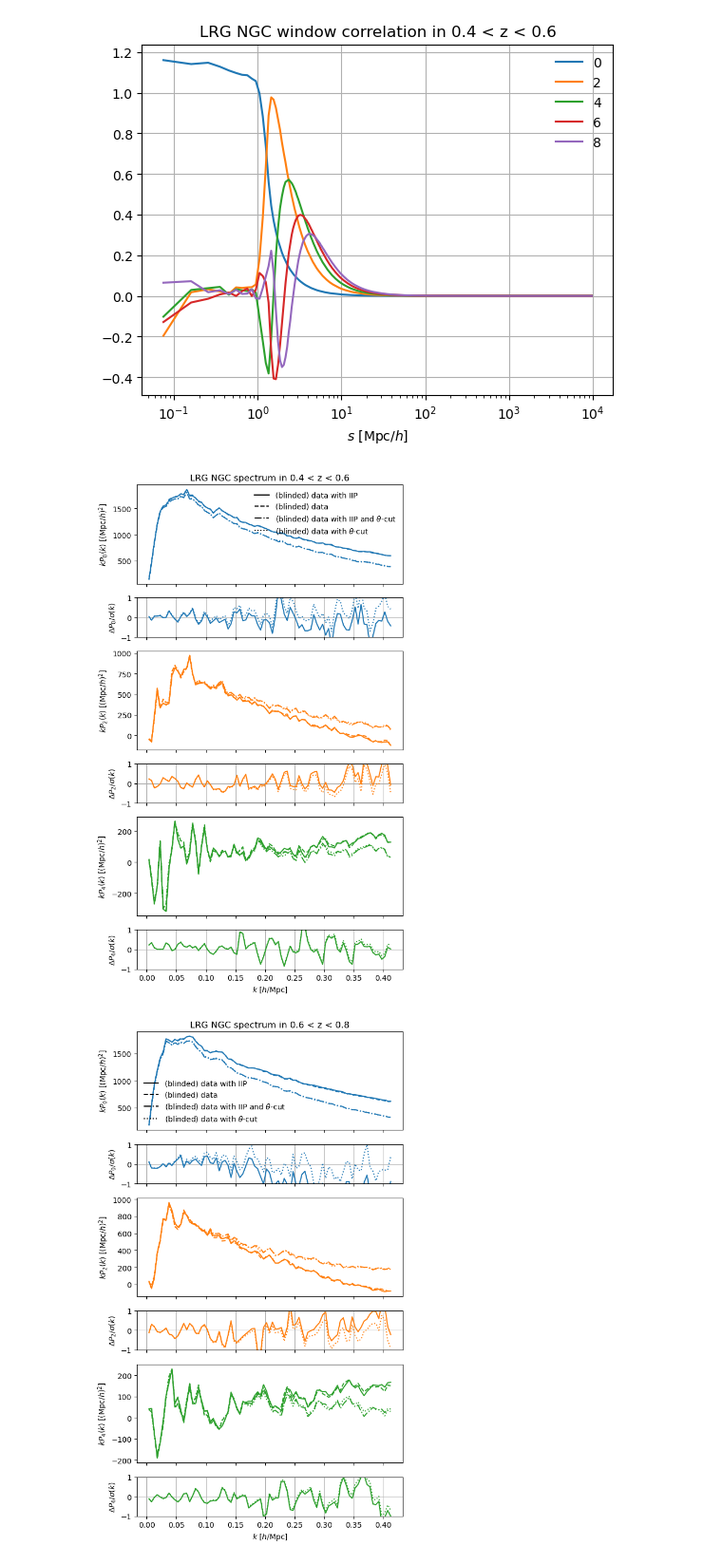
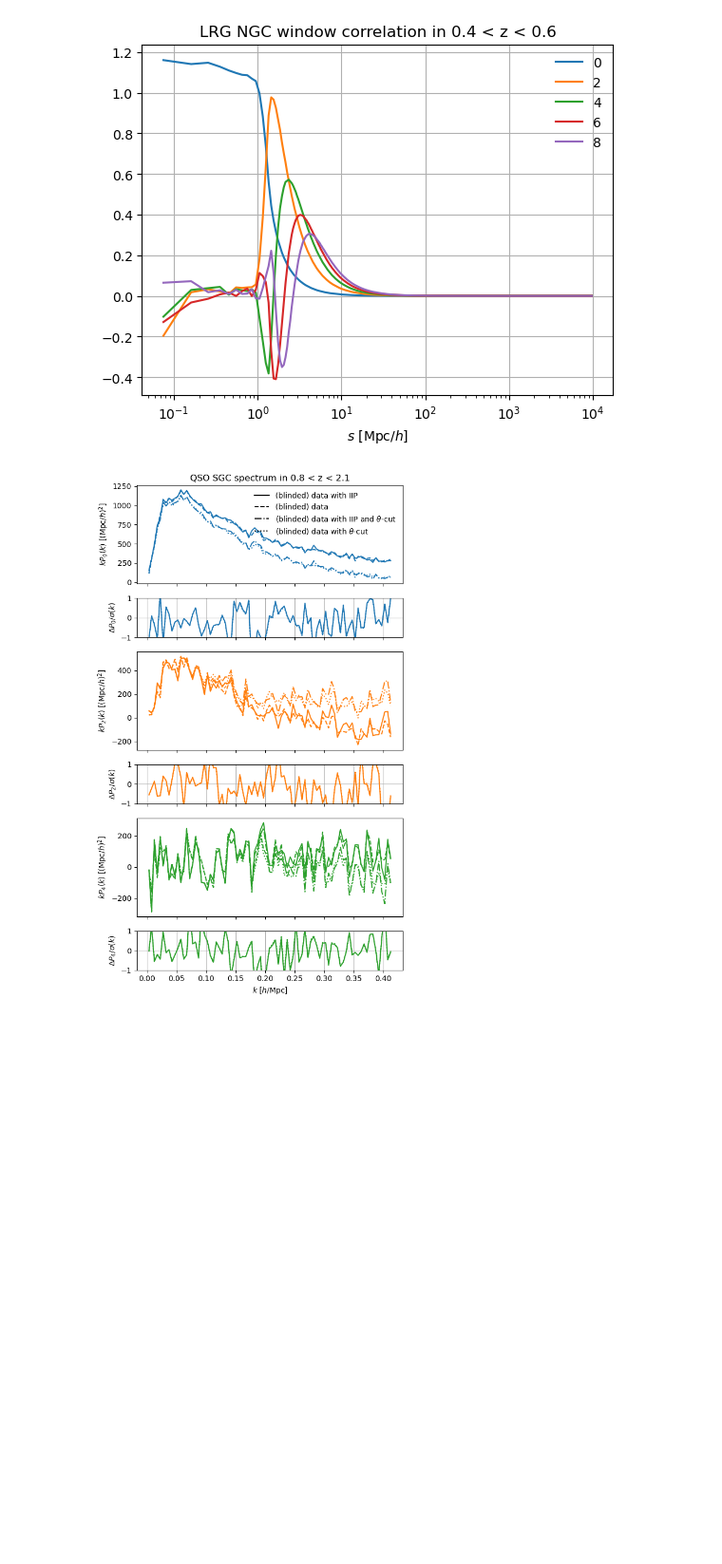
Before and after one commit to AlbertoRosado1/cai-dr2-clustering-products, a Jupyter notebook: clustering_statistics/nb/validation_fiber_assignment_thetacut.ipynb, the cells around one changed output. Shown at 95% size. Saved outputs shown, nothing was run; the diff lists cells and outputs as text; code cells hidden in the pictures; blank space fills up the shorter version.

```diff
--- a/clustering_statistics/nb/validation_fiber_assignment_thetacut.ipynb
+++ b/clustering_statistics/nb/validation_fiber_assignment_thetacut.ipynb
@@ -42,12 +42,12 @@ for tracer in ['LRG', 'ELG_LOPnotqso', 'QSO'][:1]:
 # %%
 with_thetacut = True
 
-for tracer in ['BGS_BRIGHT-21.35', 'LRG', 'ELG_LOPnotqso', 'QSO'][1:]:
+for tracer in ['BGS_BRIGHT-21.35', 'LRG', 'ELG_LOPnotqso', 'QSO'][-1:]:
     for zrange in tools.propose_fiducial('zranges', tracer):
         for kind in ['mesh2_spectrum']:
             stats_dir = tools.base_stats_dir
             project = 'full_shape/fiber_assignment_systematics_tests'
-            region = 'NGC'
+            region = 'SGC'
 
             version = 'holi-v3-altmtl'
             if 'BGS' in tracer:
@@ -98,32 +98,31 @@ for tracer in ['BGS_BRIGHT-21.35', 'LRG', 'ELG_LOPnotqso', 'QSO'][1:]:
                         pole = mean_complete_thetacut.get(ell)
                         ax.plot(k:=pole.coords('k'), k * pole.value(), color=color, linestyle='-.')
                         pole = mean_thetacut.get(ell)
                         ax.plot(k:=pole.coords('k'), k * pole.value(), color=color, linestyle=':')
                     ax = lax[2 * ill + 1]
                     ax.set_ylabel(rf'$\Delta P_{ell:d} / \sigma(k)$')
                     ax.grid(True)
                     ax.set_ylim(-1., 1.)
                     pole = mean.get(ell)
                     std = cov.at.observable.get(ell).std() # / nmocks**0.5
                     pole_complete = mean_complete.get(ell)
                     ax.plot(pole.coords('k'), (pole.value() - pole_complete.value()) / std, color=color, linestyle='-')
                     if with_thetacut:
                         pole = mean_thetacut.get(ell)
                         pole_complete = mean_complete_thetacut.get(ell)
                         ax.plot(pole.coords('k'), (pole.value() - pole_complete.value()) / std, color=color, linestyle=':')
                 ax = lax[0]
                 ax.plot([], [], color='k', linestyle='-', label='(blinded) data with IIP')
                 ax.plot([], [], color='k', linestyle='--', label='(blinded) data')
                 if with_thetacut:
                     ax.plot([], [], color='k', linestyle='-.', label=r'(blinded) data with IIP and $\theta$-cut')
                     ax.plot([], [], color='k', linestyle=':', label=r'(blinded) data with $\theta$-cut')
                 lax[-1].set_xlabel(r'$k$ [$h/\mathrm{Mpc}$]')
                 ax.legend(frameon=False)
 
             basename = f'validation_data_thetacut_{kind}_{tracer}_z{zrange[0]:.1f}-{zrange[1]:.1f}_{region}.{ext}'
             plt.tight_layout()
             fig.savefig(plot_dir / basename, bbox_inches='tight', pad_inches=0.1, dpi=200)
             plt.show()
 # %% [output]
-[figure, old version]
+[figure, new version]
-[figure, removed]
```
Also changed, not shown: parts of 3 cells of this notebook, 4 other files.
